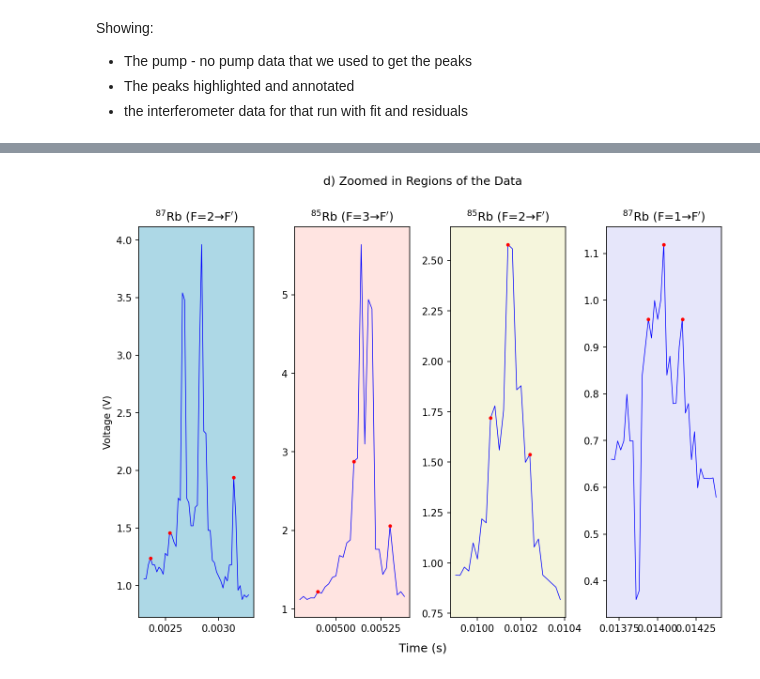
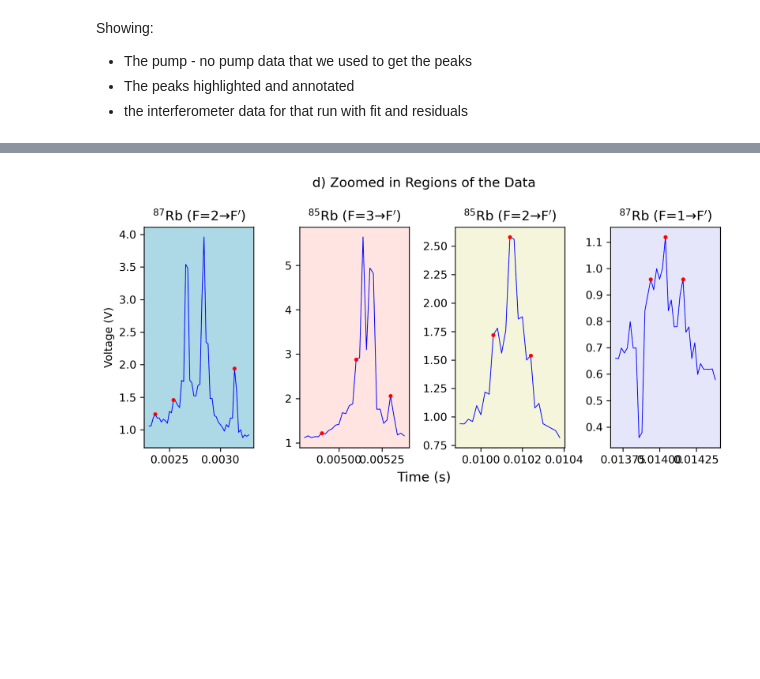
Before and after one commit to orpereira/PHYS469, a Jupyter notebook: saturation_spectroscopy/analysis_final_cleaned.ipynb, the cells around one changed output, grey strips where cells are left out. Saved outputs shown, nothing was run; the diff lists cells and outputs as text; code cells hidden in the pictures; blank space fills up the shorter version.

```diff
--- a/saturation_spectroscopy/analysis_final_cleaned.ipynb
+++ b/saturation_spectroscopy/analysis_final_cleaned.ipynb
@@ -326,34 +337,34 @@ p3 = probe_data[495:520]
 p4 = probe_data[685:720]
 
 # make a subplot for each region
-fig, axs = plt.subplots(1, 4, figsize=(9,7), dpi=150)
+fig, axs = plt.subplots(1, 4, figsize=(8,4), dpi=300)
 fig.suptitle('d) Zoomed in Regions of the Data')
 fig.tight_layout(rect=[0, 0.03, 1, 0.95])
 fig.supxlabel('Time (s)')
 
 # plot the data and peaks from that region
 axs[0].set_title(r'$^{87}$Rb (F=2$\to$F$^{\prime}$)')
 axs[0].plot(t1, p1, color='b', linewidth=0.7, zorder=0)
 axs[0].scatter(t1[[118 - 115, 127- 115, 157- 115]], p1[[118- 115, 127- 115, 157- 115]], color='r', s = 7, label = 'Resonance peaks')
 axs[0].set_ylabel('Voltage (V)')
 axs[0].set_facecolor('lightblue')
 
 axs[1].set_title(r'$^{85}$Rb (F=3$\to$F$^{\prime}$)')
 axs[1].plot(t2, p2, color='b', linewidth=0.7, zorder=0)
 axs[1].scatter(t2[[245-240, 255-240, 265-240]], p2[[245-240, 255-240, 265-240]], color='r', s = 7, label = 'Resonance peaks')
 axs[1].set_facecolor('mistyrose')
 
 axs[2].set_title(r'$^{85}$Rb (F=2$\to$F$^{\prime}$)')
 axs[2].plot(t3, p3, color='b', linewidth=0.7, zorder=0)
 axs[2].scatter(t3[[503-495, 507-495, 512-495]], p3[[503-495, 507-495, 512-495]], color='r', s = 7, label = 'Resonance peaks')
 axs[2].set_facecolor('beige')
 
 axs[3].set_title(r'$^{87}$Rb (F=1$\to$F$^{\prime}$)')
 axs[3].plot(t4, p4, color='b', linewidth=0.7, zorder=0)
 axs[3].scatter(t4[[697-685, 702-685, 708-685]], p4[[697-685, 702-685, 708-685]], color='r', s = 7, label = 'Resonance peaks')
 axs[3].set_facecolor('lavender')
 
-plt.savefig('figures/multipanel2.pdf')
+plt.savefig('figures/zoomins.pdf')
 # plt.tight_layout()
 # %% [output]
-[figure, old version]
+[figure, new version]
```
Also changed, not shown: parts of 1 cell of this notebook, 7 other files.
